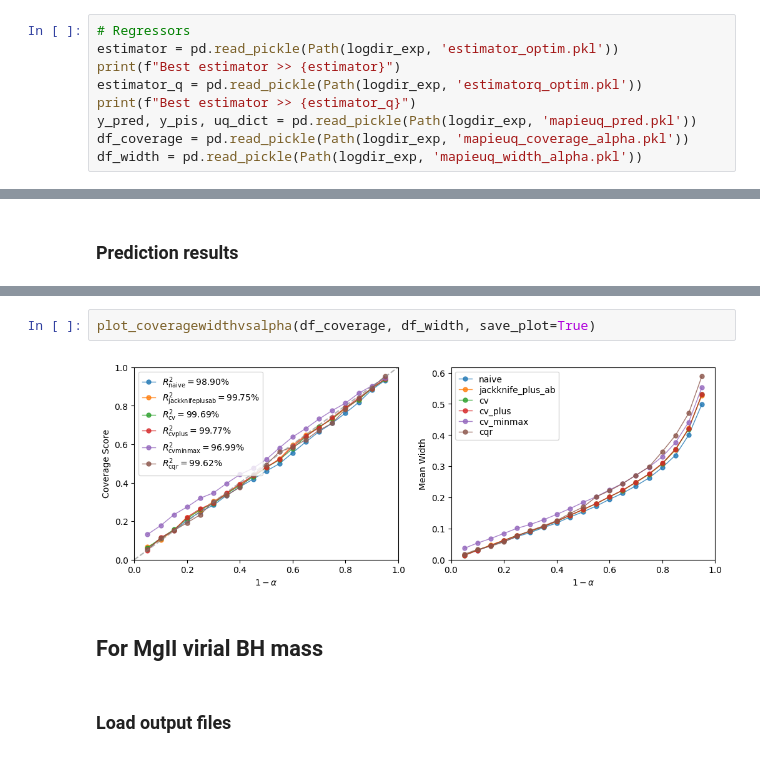
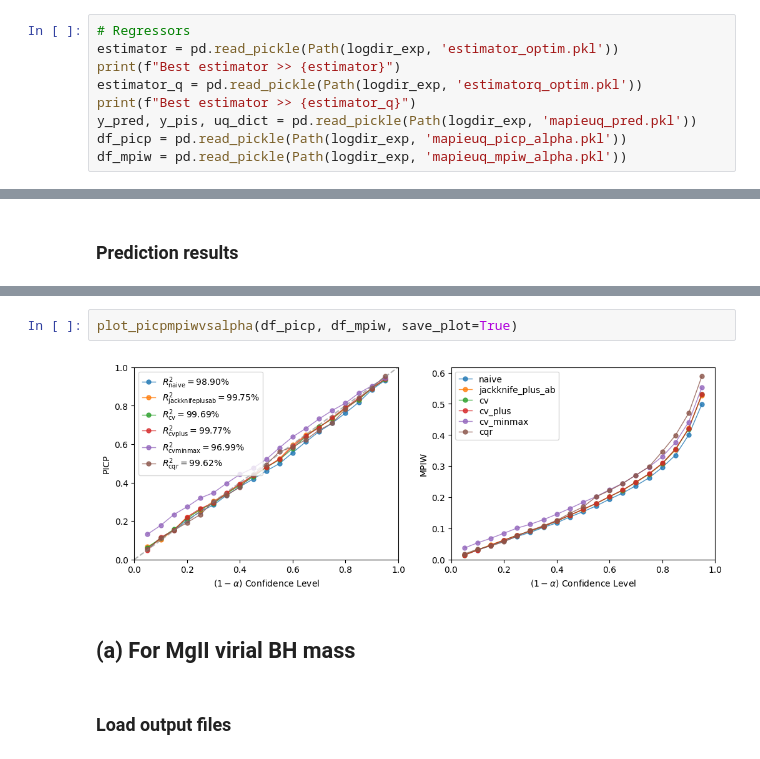
Before and after one commit to yongsukyee/uncertain_blackholemass, a Jupyter notebook: notebooks/conformalregressor.ipynb, the cells around one changed output, grey strips where cells are left out. Drawn from its saved outputs; the diff is of its cells as text.

```diff
--- a/notebooks/conformalregressor.ipynb
+++ b/notebooks/conformalregressor.ipynb
@@ -128,8 +323,8 @@ print(f"Best estimator >> {estimator}")
 estimator_q = pd.read_pickle(Path(logdir_exp, 'estimatorq_optim.pkl'))
 print(f"Best estimator >> {estimator_q}")
 y_pred, y_pis, uq_dict = pd.read_pickle(Path(logdir_exp, 'mapieuq_pred.pkl'))
-df_coverage = pd.read_pickle(Path(logdir_exp, 'mapieuq_coverage_alpha.pkl'))
-df_width = pd.read_pickle(Path(logdir_exp, 'mapieuq_width_alpha.pkl'))
+df_picp = pd.read_pickle(Path(logdir_exp, 'mapieuq_picp_alpha.pkl'))
+df_mpiw = pd.read_pickle(Path(logdir_exp, 'mapieuq_mpiw_alpha.pkl'))
 # %% [output]
 Best estimator >> RandomForestRegressor(max_depth=5, n_estimators=319, random_state=42)
 Best estimator >> GradientBoostingRegressor(alpha=0.5, learning_rate=0.013264961159866528,
@@ -167,9 +368,9 @@ plot_allpredvstargetuq(uq_dict, tstd=0.35,
 # %%
-plot_coveragewidthvsalpha(df_coverage, df_width, save_plot=True)
+plot_picpmpiwvsalpha(df_picp, df_mpiw, save_plot=True)
 # %% [output]
-[figure, old version]
+[figure, new version]
 # %% [markdown]
-## For MgII virial BH mass
+## (a) For MgII virial BH mass
 # %% [markdown]
 ### Load output files
 # %%
```
Also changed, not shown: parts of 47 cells of this notebook.
